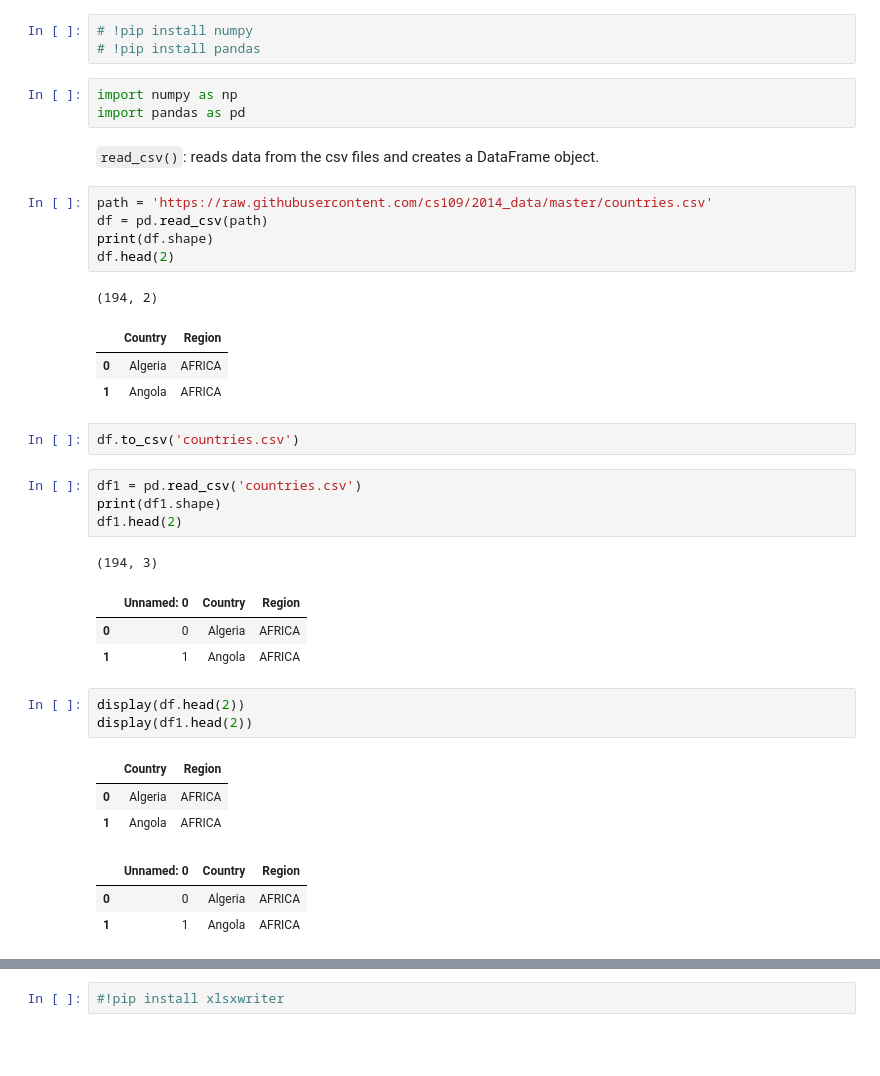
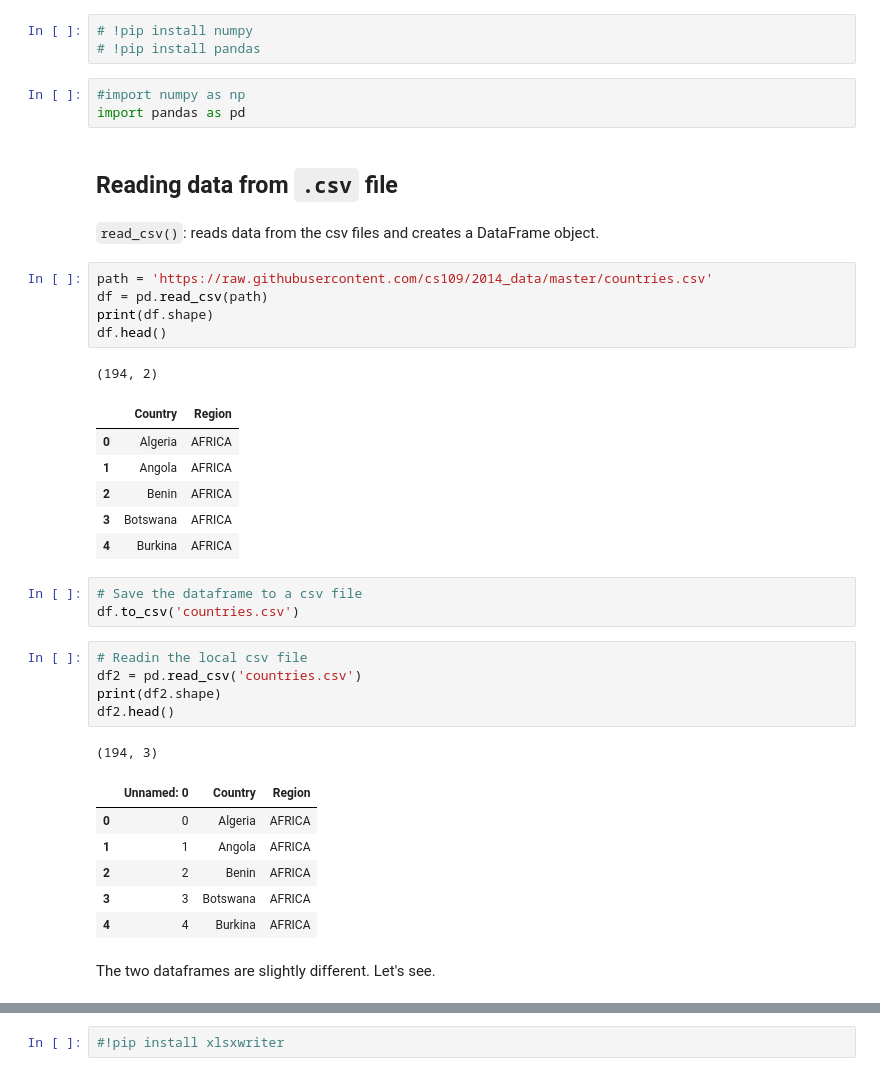
Before and after one commit to Goliath-Research/Introduction-to-Data-Science, a Jupyter notebook: 04-Introduction to Pandas/06-Input-Output.ipynb, the cells around one changed output, grey strips where cells are left out. Cells and saved outputs as stored; diff of their text form; blank space fills up the shorter version.

```diff
--- a/04-Introduction to Pandas/06-Input-Output.ipynb
+++ b/04-Introduction to Pandas/06-Input-Output.ipynb
@@ -4,38 +4,40 @@
 # !pip install numpy
 # !pip install pandas
 # %%
-import numpy as np
+#import numpy as np
 import pandas as pd
+# %% [markdown]
+## Reading data from `.csv` file
 # %% [markdown]
 `read_csv()`: reads data from the csv files and creates a DataFrame object.
 # %%
 path = 'https://raw.githubusercontent.com/cs109/2014_data/master/countries.csv'
 df = pd.read_csv(path)
 print(df.shape)
-df.head(2)
+df.head()
 # %% [output]
 (194, 2)
 |  | Country | Region |
 | 0 | Algeria | AFRICA |
 | 1 | Angola | AFRICA |
+| 2 | Benin | AFRICA |
+| 3 | Botswana | AFRICA |
+| 4 | Burkina | AFRICA |
-# %%
-df.to_csv('countries.csv')
+# %%
+# Save the dataframe to a csv file
+df.to_csv('countries.csv')
 # %%
-df1 = pd.read_csv('countries.csv')
-print(df1.shape)
-df1.head(2)
+# Readin the local csv file
+df2 = pd.read_csv('countries.csv')
+print(df2.shape)
+df2.head()
 # %% [output]
 (194, 3)
 |  | Unnamed: 0 | Country | Region |
 | 0 | 0 | Algeria | AFRICA |
 | 1 | 1 | Angola | AFRICA |
+| 2 | 2 | Benin | AFRICA |
+| 3 | 3 | Botswana | AFRICA |
+| 4 | 4 | Burkina | AFRICA |
-# %%
-display(df.head(2))
-display(df1.head(2))
-# %% [output]
-|  | Country | Region |
-| 0 | Algeria | AFRICA |
-| 1 | Angola | AFRICA |
-|  | Unnamed: 0 | Country | Region |
-| 0 | 0 | Algeria | AFRICA |
-| 1 | 1 | Angola | AFRICA |
+# %% [markdown]
+The two dataframes are slightly different. Let's see.
```
Also changed, not shown: parts of 21 cells of this notebook.
